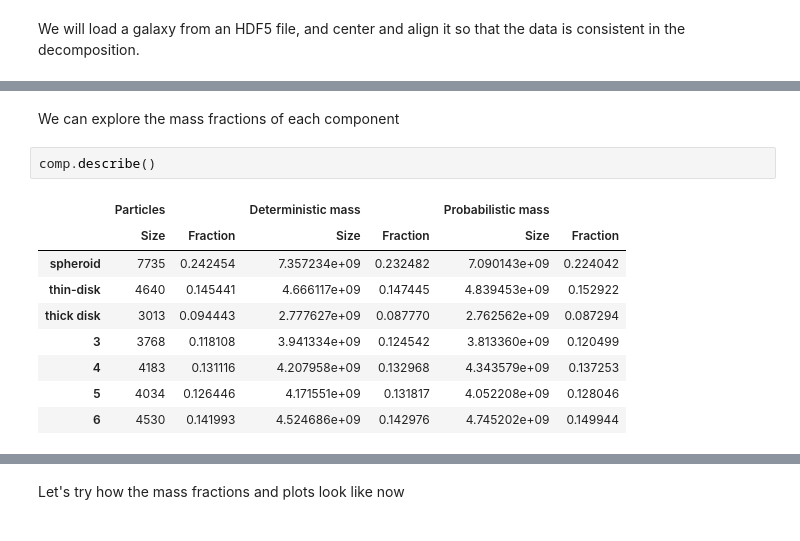
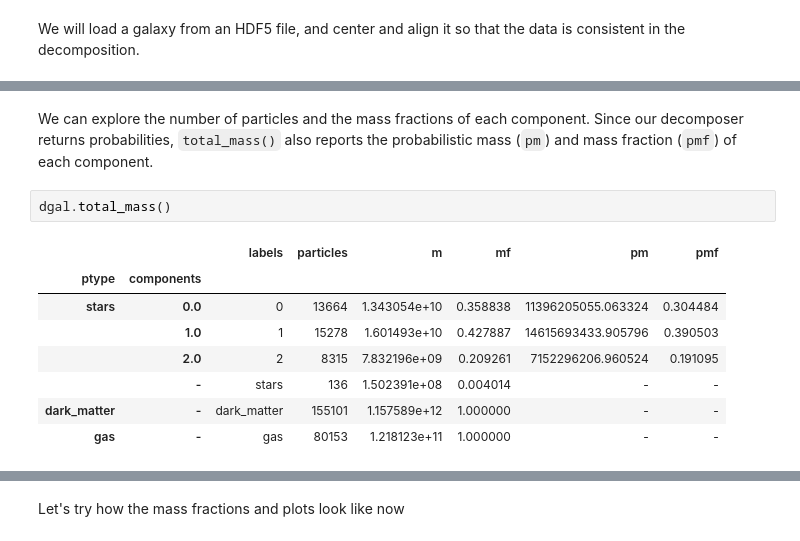
Before and after one commit to vcristiani/galaxy-chop, a Jupyter notebook: docs/source/tutorials/decomposers.ipynb, the cells around one changed output, grey strips where cells are left out. Drawn from its saved outputs; the diff is of its cells as text.

```diff
--- a/docs/source/tutorials/decomposers.ipynb
+++ b/docs/source/tutorials/decomposers.ipynb
@@ -258,15 +236,16 @@ comp
-# %% [markdown]
-We can explore the mass fractions of each component
-# %%
-comp.describe()
-# %% [output]
-|  | Particles |  | Deterministic mass |  | Probabilistic mass |  |
-|  | Size | Fraction | Size | Fraction | Size | Fraction |
-| spheroid | 7735 | 0.242454 | 7.357234e+09 | 0.232482 | 7.090143e+09 | 0.224042 |
-| thin-disk | 4640 | 0.145441 | 4.666117e+09 | 0.147445 | 4.839453e+09 | 0.152922 |
-| thick disk | 3013 | 0.094443 | 2.777627e+09 | 0.087770 | 2.762562e+09 | 0.087294 |
-| 3 | 3768 | 0.118108 | 3.941334e+09 | 0.124542 | 3.813360e+09 | 0.120499 |
-| 4 | 4183 | 0.131116 | 4.207958e+09 | 0.132968 | 4.343579e+09 | 0.137253 |
-| 5 | 4034 | 0.126446 | 4.171551e+09 | 0.131817 | 4.052208e+09 | 0.128046 |
-| 6 | 4530 | 0.141993 | 4.524686e+09 | 0.142976 | 4.745202e+09 | 0.149944 |
+# %% [markdown]
+We can explore the number of particles and the mass fractions of each component.
+Since our decomposer returns probabilities, `total_mass()` also reports the
+probabilistic mass (`pm`) and mass fraction (`pmf`) of each component.
+# %%
+dgal.total_mass()
+# %% [output]
+|  |  | labels | particles | m | mf | pm | pmf |
+| ptype | components |  |  |  |  |  |  |
+| stars | 0.0 | 0 | 13664 | 1.343054e+10 | 0.358838 | 11396205055.063324 | 0.304484 |
+|  | 1.0 | 1 | 15278 | 1.601493e+10 | 0.427887 | 14615693433.905796 | 0.390503 |
+|  | 2.0 | 2 | 8315 | 7.832196e+09 | 0.209261 | 7152296206.960524 | 0.191095 |
+|  | - | stars | 136 | 1.502391e+08 | 0.004014 | - | - |
+| dark_matter | - | dark_matter | 155101 | 1.157589e+12 | 1.000000 | - | - |
+| gas | - | gas | 80153 | 1.218123e+11 | 1.000000 | - | - |
 # %% [markdown]
```
Also changed, not shown: parts of 25 cells of this notebook, 4 other files.
